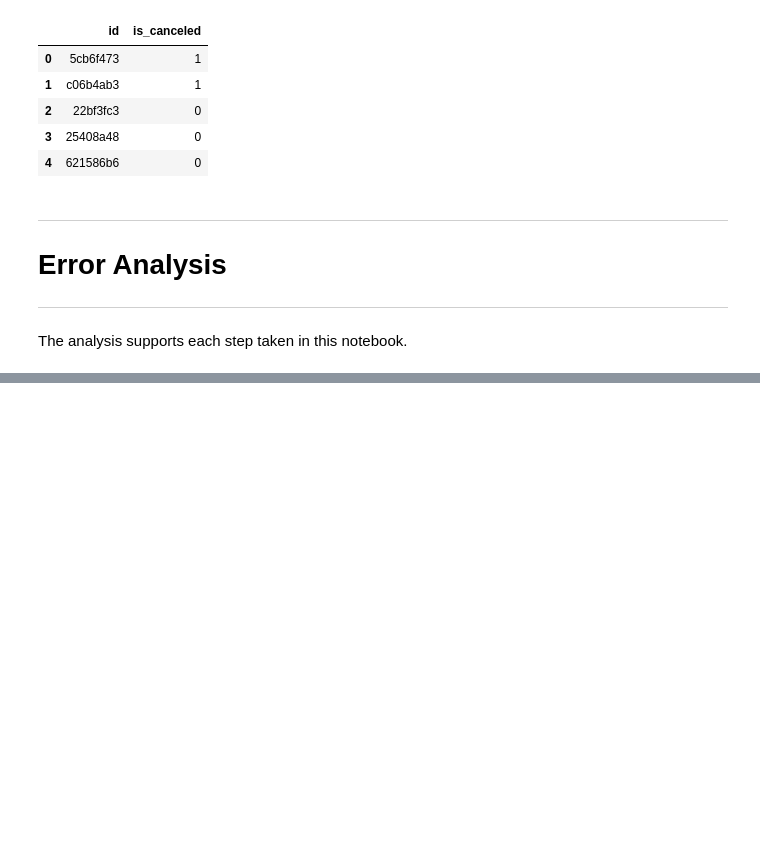
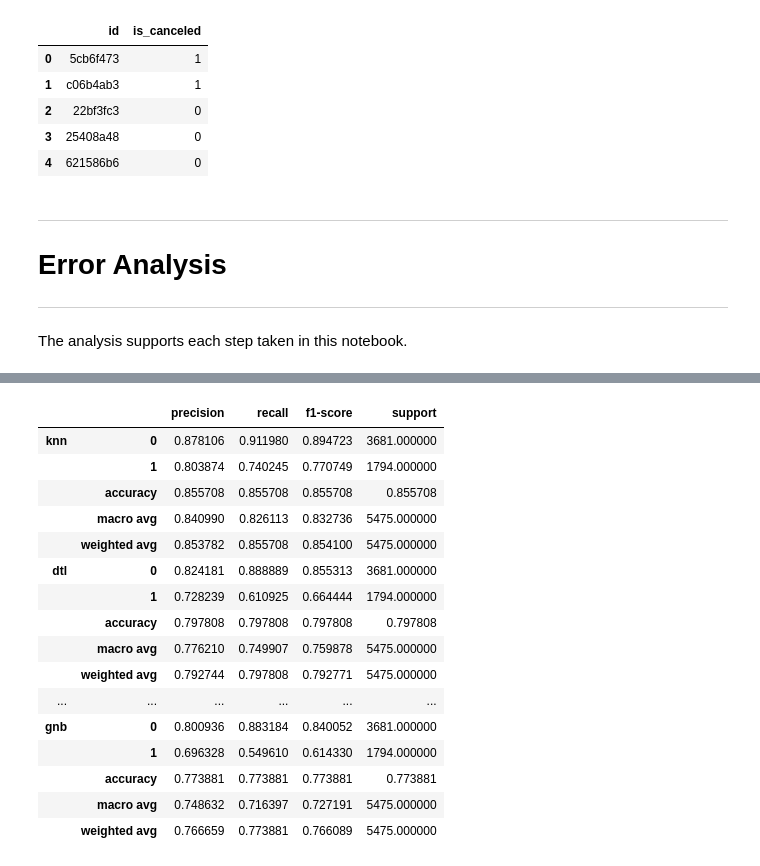
Before and after one commit to adielrum/IF3170_G32_PasukanPramaPutra, a Jupyter notebook: src/main.ipynb, the cells around one changed output, grey strips where cells are left out. Drawn from its saved outputs; the diff is of its cells as text; code cells hidden in the pictures; blank space fills up the shorter version.

```diff
--- a/src/main.ipynb
+++ b/src/main.ipynb
@@ -2909,0 +2936,20 @@ The analysis supports each step taken in this notebook.
+# %%
+report(tuned_models, X_train_reduced, y_train_final, X_val_reduced, y_val_final, method=None)
+# %% [output]
+|  |  | precision | recall | f1-score | support |
+| knn | 0 | 0.878106 | 0.911980 | 0.894723 | 3681.000000 |
+|  | 1 | 0.803874 | 0.740245 | 0.770749 | 1794.000000 |
+|  | accuracy | 0.855708 | 0.855708 | 0.855708 | 0.855708 |
+|  | macro avg | 0.840990 | 0.826113 | 0.832736 | 5475.000000 |
+|  | weighted avg | 0.853782 | 0.855708 | 0.854100 | 5475.000000 |
+| dtl | 0 | 0.824181 | 0.888889 | 0.855313 | 3681.000000 |
+|  | 1 | 0.728239 | 0.610925 | 0.664444 | 1794.000000 |
+|  | accuracy | 0.797808 | 0.797808 | 0.797808 | 0.797808 |
+|  | macro avg | 0.776210 | 0.749907 | 0.759878 | 5475.000000 |
+|  | weighted avg | 0.792744 | 0.797808 | 0.792771 | 5475.000000 |
+| ... | ... | ... | ... | ... | ... |
+| gnb | 0 | 0.800936 | 0.883184 | 0.840052 | 3681.000000 |
+|  | 1 | 0.696328 | 0.549610 | 0.614330 | 1794.000000 |
+|  | accuracy | 0.773881 | 0.773881 | 0.773881 | 0.773881 |
+|  | macro avg | 0.748632 | 0.716397 | 0.727191 | 5475.000000 |
+|  | weighted avg | 0.766659 | 0.773881 | 0.766089 | 5475.000000 |
```
Also changed, not shown: parts of 5 cells of this notebook.
